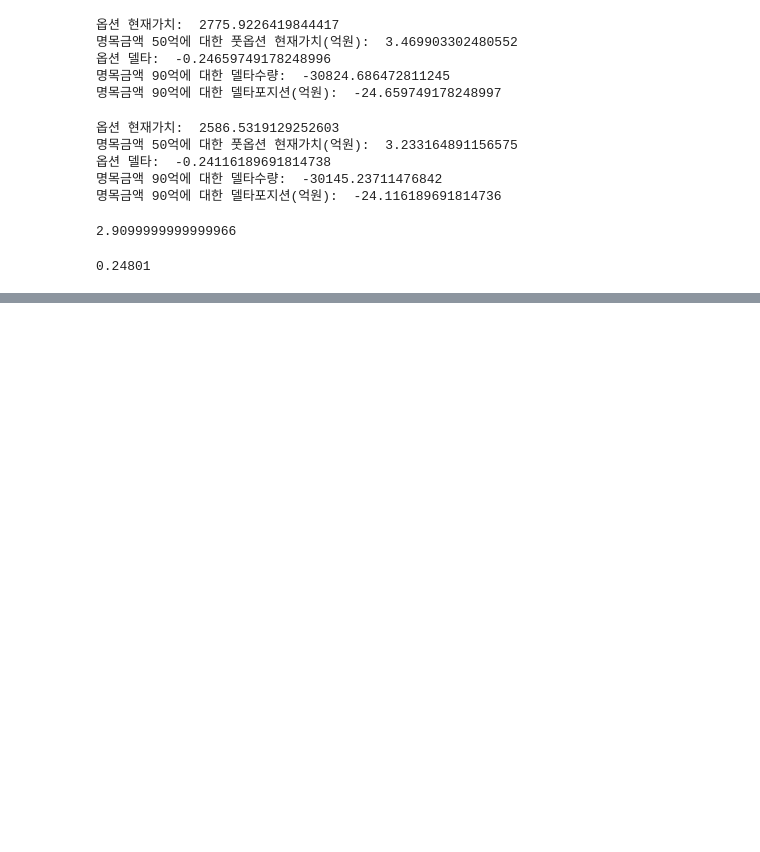
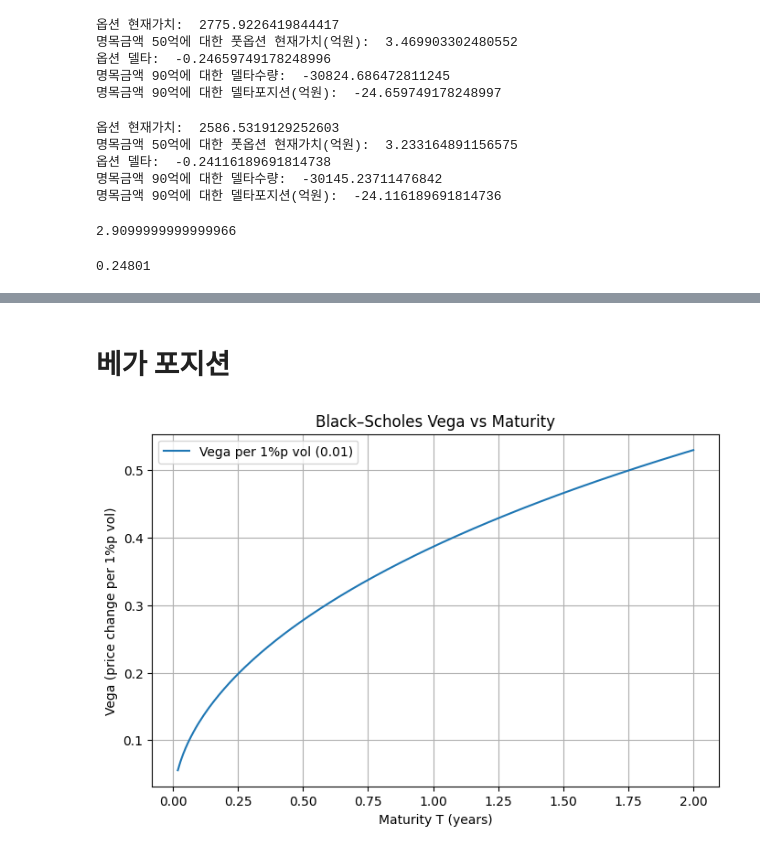
Before and after one commit to HST0077/HYOTC, a Jupyter notebook: StepDown_2stock.ipynb, the cells around one changed output, grey strips where cells are left out. Saved outputs shown, nothing was run; the diff lists cells and outputs as text; code cells hidden in the pictures; blank space fills up the shorter version.

```diff
--- a/StepDown_2stock.ipynb
+++ b/StepDown_2stock.ipynb
@@ -1625,0 +1625,23 @@ D+1일 평가변동성 감소와 주가상승 부채(억원): 48.48005850876889
+# %% [markdown]
+# **베가 포지션**
+# %%
+# 만기 변화에 따르는 베가포지션 변화
+# 만기 범위(년 단위): 1주 ~ 2년
+
+T = np.linspace(1/52, 2.0, 200)
+vegas=[]
+
+for t in T:
+  vegas.append(BS.put_vega(100,100, t, 0.03, 0.3))
+
+
+plt.figure(figsize=(8, 5))
+plt.plot(T, vegas, label="Vega per 1%p vol (0.01)")
+plt.title("Black–Scholes Vega vs Maturity")
+plt.xlabel("Maturity T (years)")
+plt.ylabel("Vega (price change per 1%p vol)")
+plt.grid(True)
+plt.legend()
+plt.show()
+# %% [output]
+[figure, added]
```
Also changed, not shown: parts of 45 cells of this notebook.
